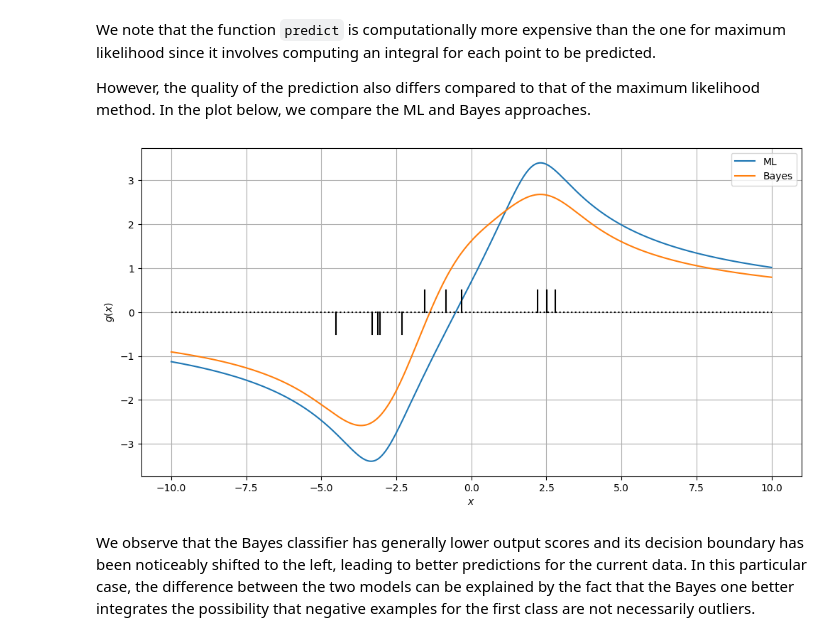
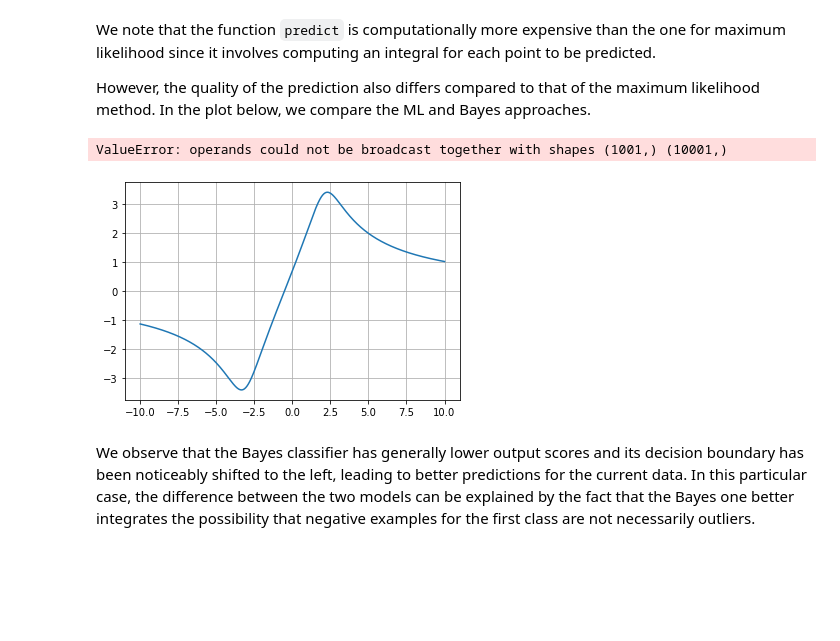
Before and after one commit to svpovol/GitHub_Repo, a Jupyter notebook: sheet02-programming.ipynb, the cells around one changed output. Cells and saved outputs as stored; diff of their text form; code cells hidden in the pictures; blank space fills up the shorter version.

```diff
--- a/sheet02-programming.ipynb
+++ b/sheet02-programming.ipynb
@@ -109,7 +113,7 @@ class MLClassifier:
 # %% [markdown]
 Once these two functions have been implemented, the maximum likelihood classifier can be applied to our labeled data, and the decision function it implements can be visualized.
 # %%
-X = numpy.linspace(-10,10,1001)
+X = np.linspace(-10,10,1001)
 
 plt.grid(True)
 
@@ -150,27 +154,31 @@ The integration can be performed numerically using the trapezoidal rule.
 * **Implement the prior and posterior functions below. These function receive as input a vector of parameters $\theta$ (assumed to be sorted from smallest to largest, linearly spaced, and covering the range of values where most of the probability mass lies). The posterior function also receive a dataset $\mathcal{D}$ as input. Both functions return a vector containing the probability scores associated to each value of $\theta$.**
 # %%
 def prior(THETA):
+    return (1/(10*np.pi))*(1/(1+(THETA/10)**2))
 
-    # --------------------------------------
-    # TODO: replace by your code
-    # --------------------------------------
+
     import solutions; return solutions.prior(THETA)
     # --------------------------------------
 
 def posterior(D,THETA):
+    result=[]
+    for t in THETA:
+        product=1
+        for x in D:
+            product*=pdf(x,t)
+        result.append(product)
+    result1=result*prior(THETA)
+    return result1/sum(result1*0.019998)
 
-    # --------------------------------------
-    # TODO: replace by your code
-    # --------------------------------------
     import solutions; return solutions.posterior(D,THETA)
     # --------------------------------------
 # %% [markdown]
 To verify the implementation of the two functions, we apply them to the dataset $\mathcal{D}$ defined above and with a broad range of parameters $\theta$.
 # %%
-THETA = numpy.linspace(-100,100,10001)
+THETA = np.linspace(-100,100,10001)
 
 plt.grid(True)
-plt.plot(THETA,numpy.log(prior(THETA)),label=r'$p(\theta)$')
-plt.plot(THETA,numpy.log(posterior(D,THETA)),label=r'$p(\theta|\mathcal{D})$')
+plt.plot(THETA,np.log(prior(THETA)),label=r'$p(\theta)$')
+plt.plot(THETA,np.log(posterior(D,THETA)),label=r'$p(\theta|\mathcal{D})$')
 plt.legend(); plt.xlabel(r'$\theta$'); plt.show()
 # %% [output]
@@ -200,43 +208,43 @@ $$
 class BayesClassifier:
 
     def fit(self,THETA,D1,D2):
+        a=posterior(D1,THETA)*prior(THETA)
+        aa=sum(a)
+        b=posterior(D2,THETA)*prior(THETA)
+        bb=sum(b)
+        return posterior(D1,THETA),posterior(D2,THETA)
 
-        # --------------------------------------
-        # TODO: replace by your code
-        # --------------------------------------
         import solutions
         self.THETA,self.post1,self.post2 = solutions.fitBayes(THETA,D1,D2)
         # --------------------------------------
 
     def predict(self,X,p1,p2):
+        return np.log(sum(pdf(X,THETA)*posterior(D1,THETA)*0.019998))-np.log(sum(pdf(X,THETA)*posterior(D2,THETA)*0.019998))+np.log(p1)-np.log(p2)
 
-        # --------------------------------------
-        # TODO: replace by your code
-        # --------------------------------------
         import solutions
         return solutions.predictBayes(self.THETA,self.post1,self.post2,X,p1,p2)
-        # --------------------------------------
 # %% [markdown]
 We note that the function `predict` is computationally more expensive than the one for maximum likelihood since it involves computing an integral for each point to be predicted.
 
 However, the quality of the prediction also differs compared to that of the maximum likelihood method. In the plot below, we compare the ML and Bayes approaches.
 # %%
-X = numpy.linspace(-10,10,1001)
+X = np.linspace(-10,10,1001)
 
 bacl = BayesClassifier()
 bacl.fit(THETA,D1,D2)
 
 plt.grid(True)
 plt.plot(X,mlcl.predict(X,0.5,0.5),label='ML')
 plt.plot(X,bacl.predict(X,0.5,0.5),label='Bayes')
 
 plt.plot(X,0*X,color='black',ls='dotted')
 plt.xlabel(r'$x$'); plt.ylabel(r'$g(x)$')
 plt.legend()
 
 for d1 in D1: plt.plot([d1,d1],[0,+0.5],color='black')
 for d2 in D2: plt.plot([d2,d2],[0,-0.5],color='black')
 # %% [output]
+ValueError: operands could not be broadcast together with shapes (1001,) (10001,)
-[figure, old version]
+[figure, new version]
 # %% [markdown]
 We observe that the Bayes classifier has generally lower output scores and its decision boundary has been noticeably shifted to the left, leading to better predictions for the current data. In this particular case, the difference between the two models can be explained by the fact that the Bayes one better integrates the possibility that negative examples for the first class are not necessarily outliers.
```
Also changed, not shown: parts of 10 cells of this notebook.
